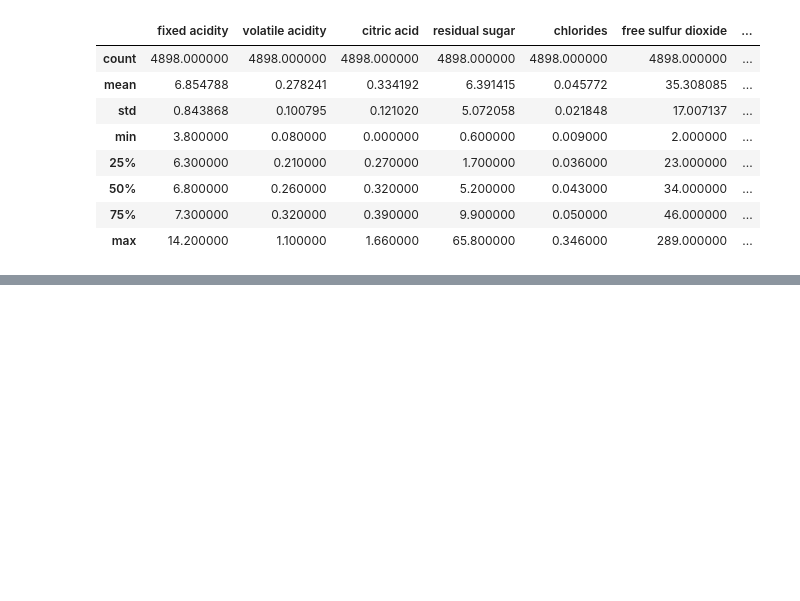
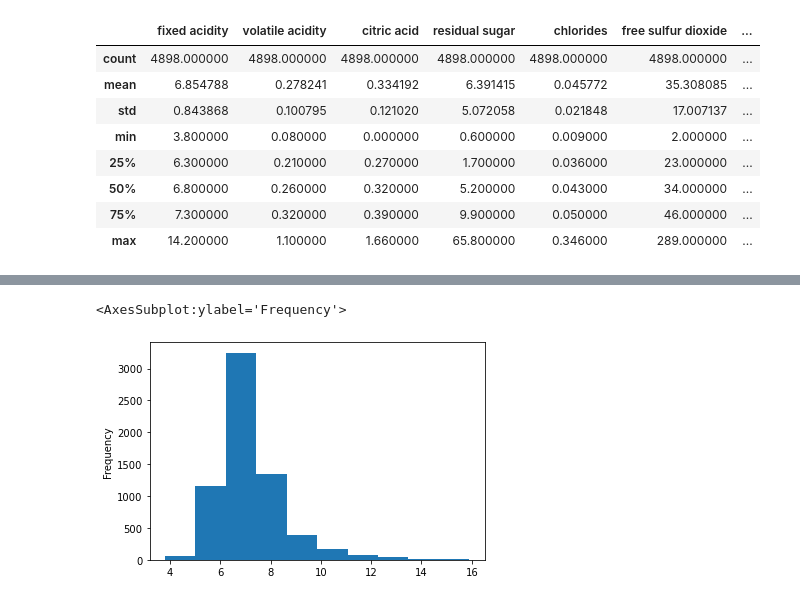
Before and after one commit to oscarmendozach/CaseStudy1, a Jupyter notebook: Wines Analysis.ipynb, the cells around one changed output, grey strips where cells are left out. Drawn from its saved outputs; the diff is of its cells as text; code cells hidden in the pictures; blank space fills up the shorter version.

```diff
--- a/Wines Analysis.ipynb
+++ b/Wines Analysis.ipynb
@@ -98,3 +101,13 @@ df_white.describe()
 | 50% | 6.800000 | 0.260000 | 0.320000 | 5.200000 | 0.043000 | 34.000000 | ... |
 | 75% | 7.300000 | 0.320000 | 0.390000 | 9.900000 | 0.050000 | 46.000000 | ... |
 | max | 14.200000 | 1.100000 | 1.660000 | 65.800000 | 0.346000 | 289.000000 | ... |
+# %%
+#create a color array for red dataframe
+color_red = np.repeat("red", len(df_red))
+
+#create a color array for white dataframe
+color_white = np.repeat("white", len(df_white))
+# %%
+#insert the array to a new column in the dataframe
+df_red['color'] = color_red
+df_red.head()
@@ -100,0 +121,4 @@ df_white.describe()
+# %%
+#insert the array to a new column in the dataframe
+df_white['color'] = color_white
+df_white.head()
@@ -100,0 +132,6 @@ df_white.describe()
+# %%
+#Appending data
+wine_df = pd.DataFrame.append(df_red, df_white, sort = False)
+
+#view dataframe to check for success
+wine_df.head()
@@ -100,0 +150,5 @@ df_white.describe()
+# %%
+wine_df['fixed acidity'].plot(kind = "hist")
+# %% [output]
+<AxesSubplot:ylabel='Frequency'>
+[figure, added]
```
Also changed, not shown: parts of 36 cells of this notebook, 7 other files.
